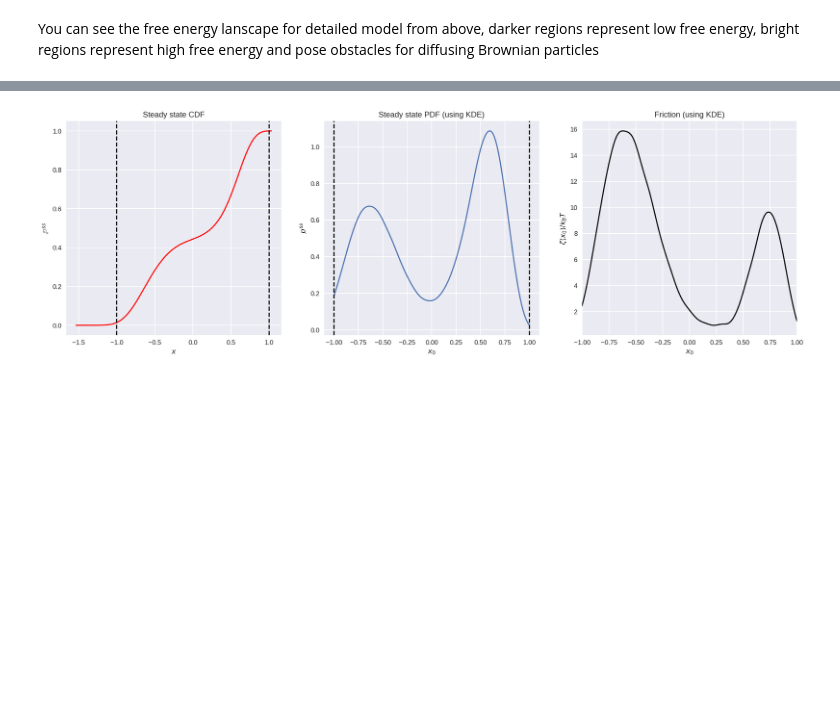
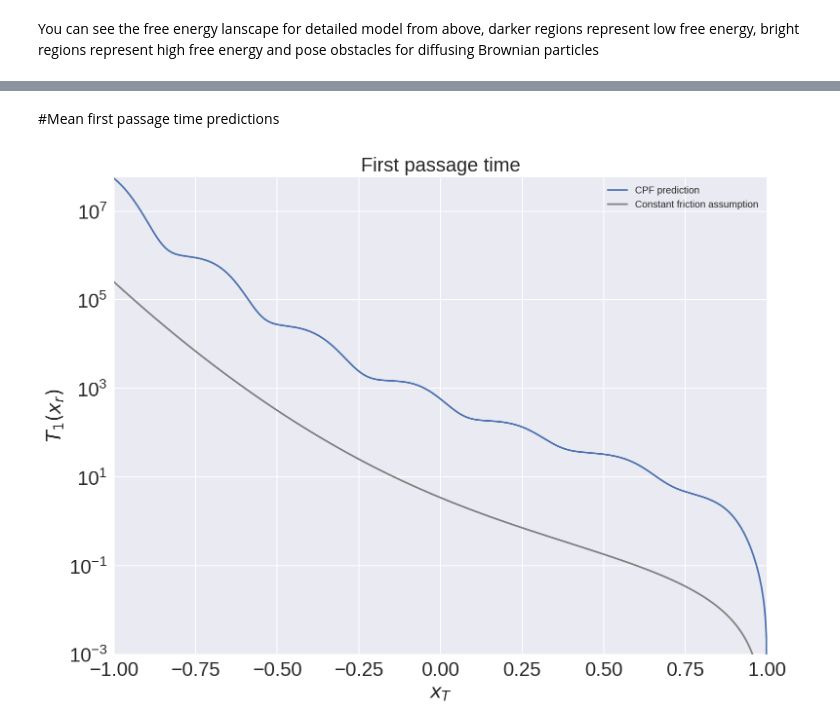
Before and after one commit to ktaletsk/CPF, a Jupyter notebook: 2D_Example/CPF_2D_toy.ipynb, the cells around one changed output, grey strips where cells are left out. Cells and saved outputs as stored; diff of their text form; code cells hidden in the pictures; blank space fills up the shorter version.

```diff
--- a/2D_Example/CPF_2D_toy.ipynb
+++ b/2D_Example/CPF_2D_toy.ipynb
@@ -188,28 +220,31 @@ friction = [-(myKernelDensity(i, h, x0)*dFdx(i)+myKernelDensityDerivative(i, h,
-# %%
-fig = plt.figure(figsize=(20, 6))
-ax1 = fig.add_subplot(131)
-ax1.set_title("Steady state CDF")
-ax1.set_xlabel(r'$x$')
-ax1.set_ylabel(r'$\mathbb{P}^{ss}$')
-ax1.plot(x0,P, c='r', label=r'$f_d(t)$')
-plt.axvline(x=-1, color='k', linestyle='--')
-plt.axvline(x=1,  color='k', linestyle='--')
-
-ax2 = fig.add_subplot(132)
-ax2.set_title("Steady state PDF (using KDE)")
-ax2.set_xlabel(r'$x_0$')
-ax2.set_ylabel(r'$p^{ss}$')
-ax2.plot(X_plot, np.array(mydens)/np.sqrt(2*np.pi*h**2), label=r'$p^{ss}$')
-plt.axvline(x=-1, color='k', linestyle='--')
-plt.axvline(x=1,  color='k', linestyle='--')
-
-ax5 = fig.add_subplot(133)
-ax5.set_title("Friction (using KDE)")
-ax5.set_xlabel(r'$x_0$')
-ax5.set_ylabel(r'$\zeta(x_0)/k_B T$')
-ax5.plot(X_plot, np.array(friction), c='k', label='dpss/dx')
-plt.xlim(xmin=-1, xmax=1)
-
-plt.show()
-# %% [output]
-[figure, removed]
+# %% [markdown]
+#Mean first passage time predictions
+# %%
+xr=1
+arr1 = np.array([(N(PCG(xr))-N(PCG(xT)))/N(pCG(xT))/J0 for xT in X_plot], dtype="float")
+fpt_cpf = [scipy.integrate.quad(lambda x: -(PCG(x)-PCG(1))/pCG(x), xT, 1)[0] for xT in X_plot]
+# %%
+fig4 = plt.figure(figsize=(12, 9))
+
+ax4 = fig4.add_subplot(111)
+
+ax4.set_title("First passage time")
+ax4.set_xlabel(r'$x_T$')
+ax4.set_ylabel(r'$T_1(x_r)$')
+
+ax4.plot(X_plot, np.array(mydens)/np.sqrt(2*np.pi*h**2)*arr1, label='CPF prediction')
+ax4.plot(X_plot, fpt_cpf, c='gray', label='Constant friction assumption')
+# ax4.scatter(np.arange(1,-0.8,-0.05), fpt_bd_mean[1:], facecolors='none', edgecolors='r')
+#ax4.errorbar(np.arange(1.0,-1.05,-0.05), fpt_bd_mean, yerr=fpt_bd_stderr, c='r', fmt='o')
+plt.xlim(xmin=-1, xmax=1)
+plt.ylim(ymin=1e-3)
+leg = ax4.legend()
+ax4.set_yscale('log')
+
+for item in ([ax4.title, ax4.xaxis.label, ax4.yaxis.label] +
+             ax4.get_xticklabels() + ax4.get_yticklabels()):
+    item.set_fontsize(20)
+
+plt.show()
+# %% [output]
+[figure, added]
```
Also changed, not shown: parts of 4 cells of this notebook.
